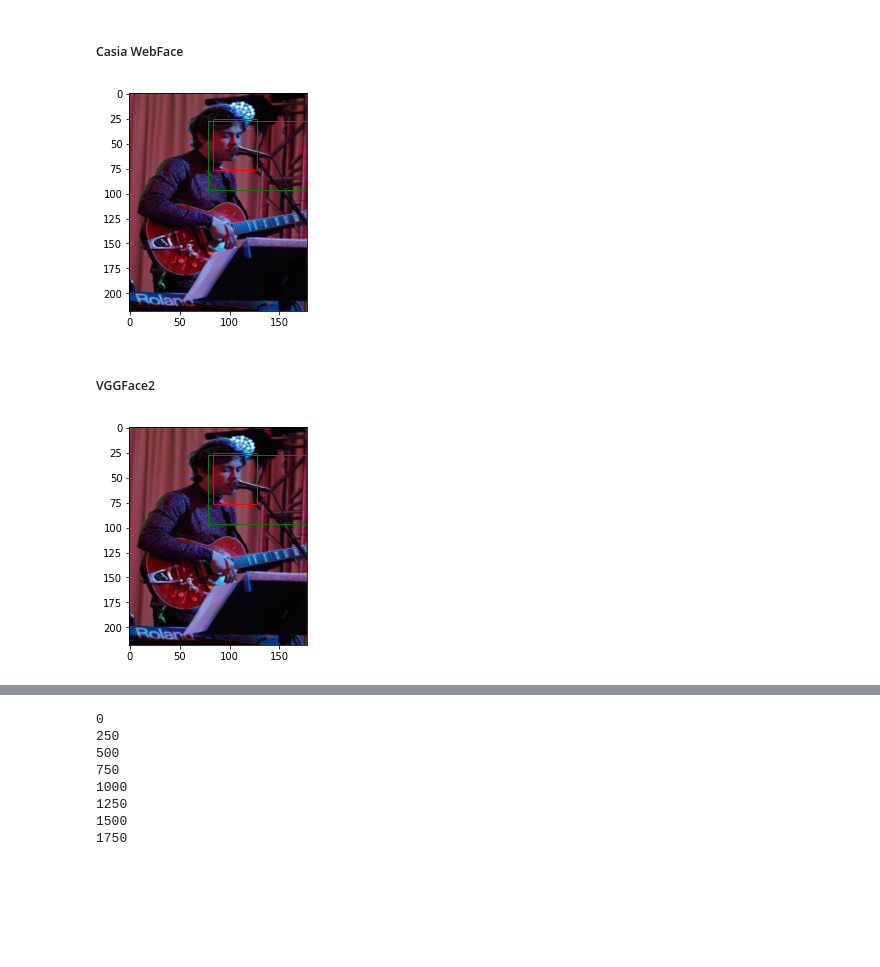
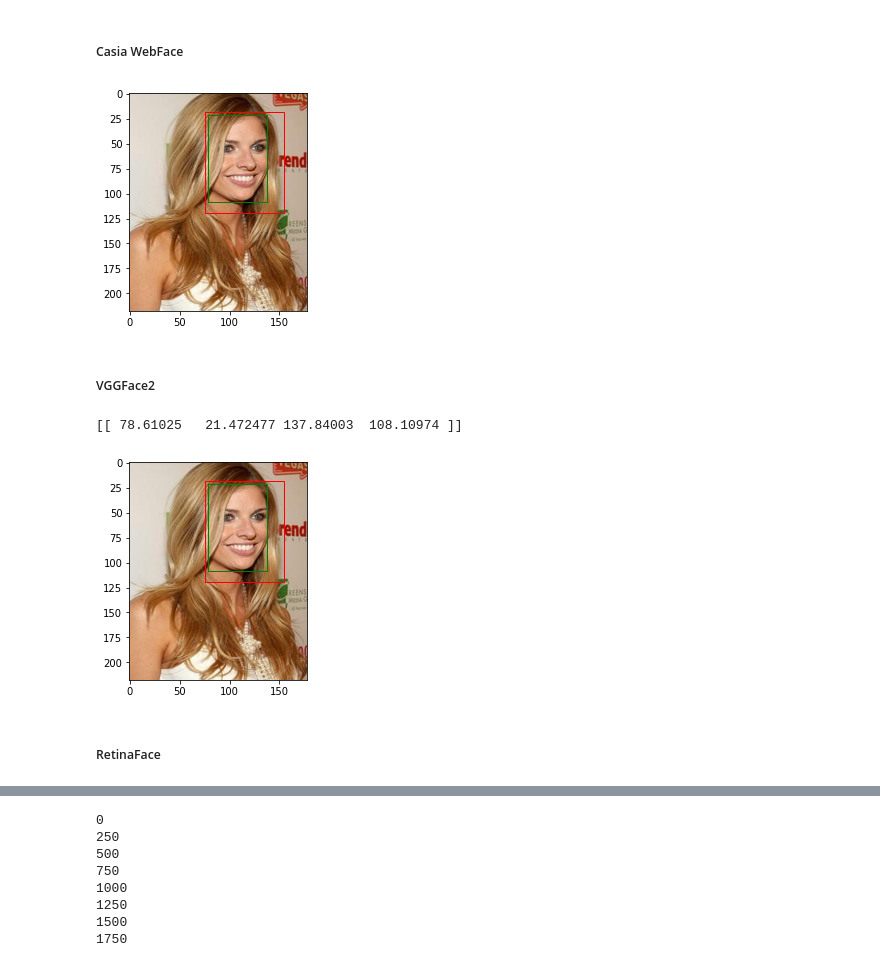
Before and after one commit to Elshan777/CelebA-Detection, a Jupyter notebook: DND_Assignment_2.ipynb, the cells around one changed output, grey strips where cells are left out. Drawn from its saved outputs; the diff is of its cells as text; code cells hidden in the pictures; blank space fills up the shorter version.

```diff
--- a/DND_Assignment_2.ipynb
+++ b/DND_Assignment_2.ipynb
@@ -103,15 +123,15 @@ Image.open("/content/Part 7/Part 7/060011.jpg")
 # %%
 # ADD YOUR CODE HERE
 from numpy.ma.core import resize
-root = os.path.join('.', "Part 7", "Part 7")
+root = os.path.join('.', "Part 1", "Part 1")
 
 num_samples = 2000
-list_bbox = pd.read_csv(f"./list_bbox_celeba.csv")[60000:60000+num_samples] # I wrote 60000 because of the index folder Part 7
+list_bbox = pd.read_csv(f"./list_bbox_celeba.csv")[:num_samples] # I wrote 60000 because of the index folder Part 7
 img_orig_size = (178, 218) # taken from the web page of CelebA
 img_channel = 3
 
-images = np.ones((num_samples, img_orig_size[1], img_orig_size[0], img_channel))
-y = np.ones((num_samples, 4))
+images = np.zeros((num_samples, img_orig_size[1], img_orig_size[0], img_channel))
+y = np.zeros((num_samples, 4))
 resize_transformer = transforms.Compose([
       transforms.Resize((218, 178))
 ])
@@ -122,8 +142,11 @@ for i in range(len(list_bbox)):
     img = Image.open(f"{root}/" + row['image_id'])
     width, height = img.size
     sizes.append([width,height])
-    img = resize_transformer(img)
-    images[i] = img
+    # img = resize_transformer(img)
+    img = img.resize((img_orig_size[0], img_orig_size[1]))
+    img_arr = np.array(img)
+    images[i] = img_arr
+    # images[i] = img
     for j in range(1,5):
       if j%2 == 1:
         y[i][j-1] = int(row[j])/width*img_orig_size[0]
@@ -197,34 +222,34 @@ cpu
 # ADD YOUR CODE HERE
 from facenet_pytorch import MTCNN, InceptionResnetV1
 
-mtcnn = MTCNN(image_size=(218, 178), device=device)
+mtcnn = MTCNN()
 # %% [markdown]
 ##### Casia WebFace
 # %%
 from PIL import Image
 j = random.randint(0, num_samples) # Randomly select an image
 
 
 resnet = InceptionResnetV1(pretrained='casia-webface').eval().to(device)
 
 boxes, probs = mtcnn.detect(images[j])
 boxes
 
 rect = patches.Rectangle((y[j][0], y[j][1]), y[j][2], y[j][3], linewidth=1, edgecolor='r', facecolor='none')
-predicted = patches.Rectangle((boxes[0][0], boxes[0][1]), boxes[0][2], boxes[0][3], linewidth=1, edgecolor='g', facecolor='none')
+predicted = patches.Rectangle((boxes[0][0], boxes[0][1]), boxes[0][2] - boxes[0][0], boxes[0][3]-boxes[0][1], linewidth=1, edgecolor='g', facecolor='none')
 
 fig, ax = plt.subplots()
 
 # Display the image
 ax.imshow(images[j]/255)
 
 # Add rectangle
 ax.add_patch(rect)
 ax.add_patch(predicted)
 
 plt.show()
 # %% [output]
-[figure, old version]
+[figure, new version]
 # %% [markdown]
 ##### VGGFace2
 # %%
@@ -235,10 +260,9 @@ from PIL import Image
 resnet = InceptionResnetV1(pretrained='vggface2').eval().to(device)
 
 boxes, probs = mtcnn.detect(images[j])
-boxes
 
 rect = patches.Rectangle((y[j][0], y[j][1]), y[j][2], y[j][3], linewidth=1, edgecolor='r', facecolor='none')
-predicted = patches.Rectangle((boxes[0][0], boxes[0][1]), boxes[0][2], boxes[0][3], linewidth=1, edgecolor='g', facecolor='none')
+predicted = patches.Rectangle((boxes[0][0], boxes[0][1]), boxes[0][2] - boxes[0][0], boxes[0][3]-boxes[0][1], linewidth=1, edgecolor='g', facecolor='none')
 
 fig, ax = plt.subplots()
 
@@ -251,7 +275,10 @@ ax.add_patch(predicted)
 
 plt.show()
 # %% [output]
+[[ 78.61025   21.472477 137.84003  108.10974 ]]
-[figure, old version]
+[figure, new version]
+# %% [markdown]
+##### RetinaFace
 # %%
 !pip install git+https://github.com/elliottzheng/face-detection.git@master
 # %% [output]
```
Also changed, not shown: parts of 33 cells of this notebook.
